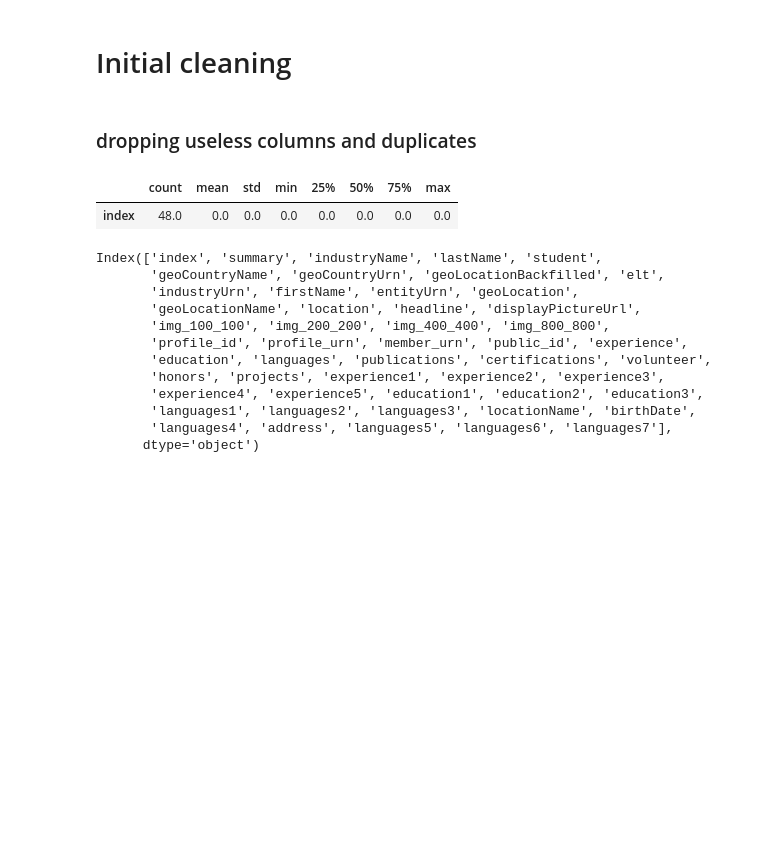
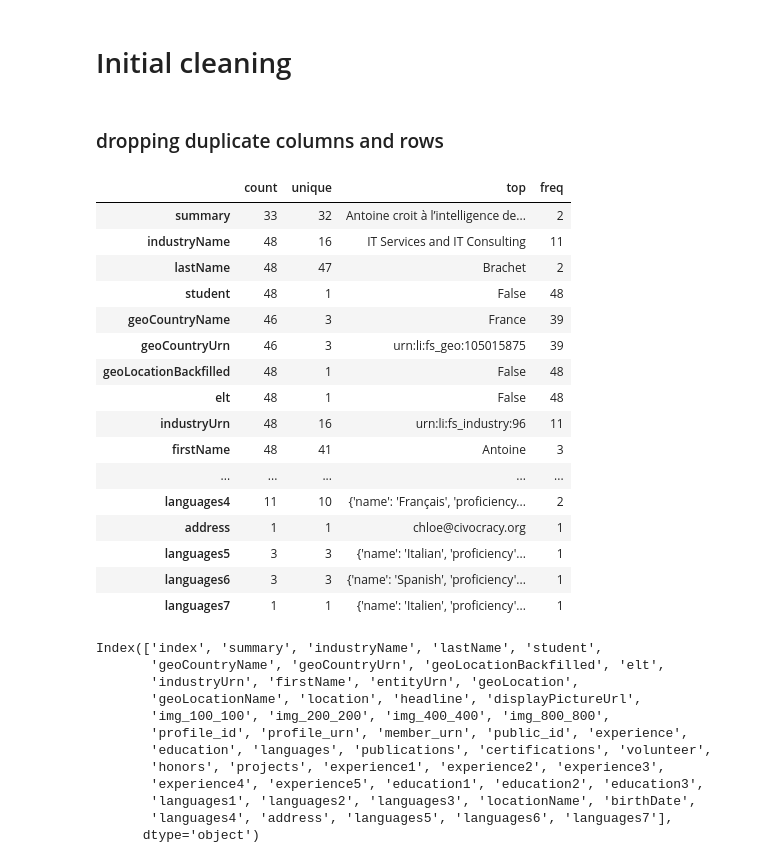
Before and after one commit to tatdef/IH_final_project, a Jupyter notebook: profiles/jsons_to_dataframe_cleaning.ipynb, the cells around one changed output. Cells and saved outputs as stored; diff of their text form; code cells hidden in the pictures; blank space fills up the shorter version.

```diff
--- a/profiles/jsons_to_dataframe_cleaning.ipynb
+++ b/profiles/jsons_to_dataframe_cleaning.ipynb
@@ -35,13 +35,14 @@ profiles.reset_index(inplace=True)
 # %% [markdown]
 # Initial cleaning
 # %% [markdown]
-### dropping useless columns and duplicates
+### dropping duplicate columns and rows
 # %%
 pd.options.display.max_rows = 100
-profiles.describe().T
+profiles.describe(include="O").T
 
 # total 48 rows
 
+# COLUMNS
 # ['profile_id'] = str : linkedin id - num and letters, 47 unique
 # ['lastName'] - full
 # ['firstName'] - full
@@ -52,36 +53,51 @@ profiles.describe().T
 # ['summary'] = text, includes \n, 32 unique
 # ['industryName'] = short text, full, 16 unique
 # ['headline'] = professional headline, 47 unique
 
 # ['experience'] = liste de dictionnaires. chaque élément est accessible par [0], [1] - full
 # ['education'][0] = liste de dictionnaires - full
 # ['languages'] = list de dictionnaires - name, proficiency - 32
 # ['publications'] =  16
 # ['certifications'] = 11
 # ['volunteer'] = 17
 # ['honors'] =  12
 # ['projects'] =  22
 
-# to drop :
+# to drop (specific to linkedin, not relevant, repeated):
 # displayPictureUrl', 'img_100_100', 'img_200_200', 'img_400_400', 'img_800_800',
 # ['student'] = boolean T/F - only false
 # ['geoCountryUrn'] === CODED - internal LIn code
 # ['geoLocationBackfilled'] === boolean T/F - only false
 # ['elt'] === boolean T/F - only false
 # ['industryUrn'] === CODED (format urn:li:fs_industry:96) // to industryName
 # ['displayPictureUrl'] = url to picture (not accessible without linkedin )
 # ['img_100_100', 'img_200_200', 'img_400_400', 'img_800_800'] = ref of image not accessible
 # ['profile_urn'] = str : format urn:li:fs_miniProfile:ACoAAAA615EBaNquQR5gOz_oFr9emeCr0ZNw67M
 # ['member_urn'] = str : format urn:li:member:3856273
 # ['public_id'] = str : lastnamefirstname lower ()
 # ['entityUrn'] === CODED (format urn:li:fs_profile:ACoAAAA615EBaNquQR5gOz_oFr9emeCr0ZNw67M)
 # ['geoLocation']) === CODED, 12 unique
 # ['location'] === dictionary with one nested dictionary, country code - 4 unique
 # ['locationName'] = country name, 4 values (incl. other), 46 filled
 # ['address'] = only 1 value (email)
 # %% [output]
-|  | count | mean | std | min | 25% | 50% | 75% | max |
-| index | 48.0 | 0.0 | 0.0 | 0.0 | 0.0 | 0.0 | 0.0 | 0.0 |
+|  | count | unique | top | freq |
+| summary | 33 | 32 | Antoine croit à l’intelligence de... | 2 |
+| industryName | 48 | 16 | IT Services and IT Consulting | 11 |
+| lastName | 48 | 47 | Brachet | 2 |
+| student | 48 | 1 | False | 48 |
+| geoCountryName | 46 | 3 | France | 39 |
+| geoCountryUrn | 46 | 3 | urn:li:fs_geo:105015875 | 39 |
+| geoLocationBackfilled | 48 | 1 | False | 48 |
+| elt | 48 | 1 | False | 48 |
+| industryUrn | 48 | 16 | urn:li:fs_industry:96 | 11 |
+| firstName | 48 | 41 | Antoine | 3 |
+| ... | ... | ... | ... | ... |
+| languages4 | 11 | 10 | {'name': 'Français', 'proficiency... | 2 |
+| address | 1 | 1 | chloe@civocracy.org | 1 |
+| languages5 | 3 | 3 | {'name': 'Italian', 'proficiency'... | 1 |
+| languages6 | 3 | 3 | {'name': 'Spanish', 'proficiency'... | 1 |
+| languages7 | 1 | 1 | {'name': 'Italien', 'proficiency'... | 1 |
 # %%
 profiles.columns
 # %% [output]
```
Also changed, not shown: parts of 35 cells of this notebook, 2 other files.
